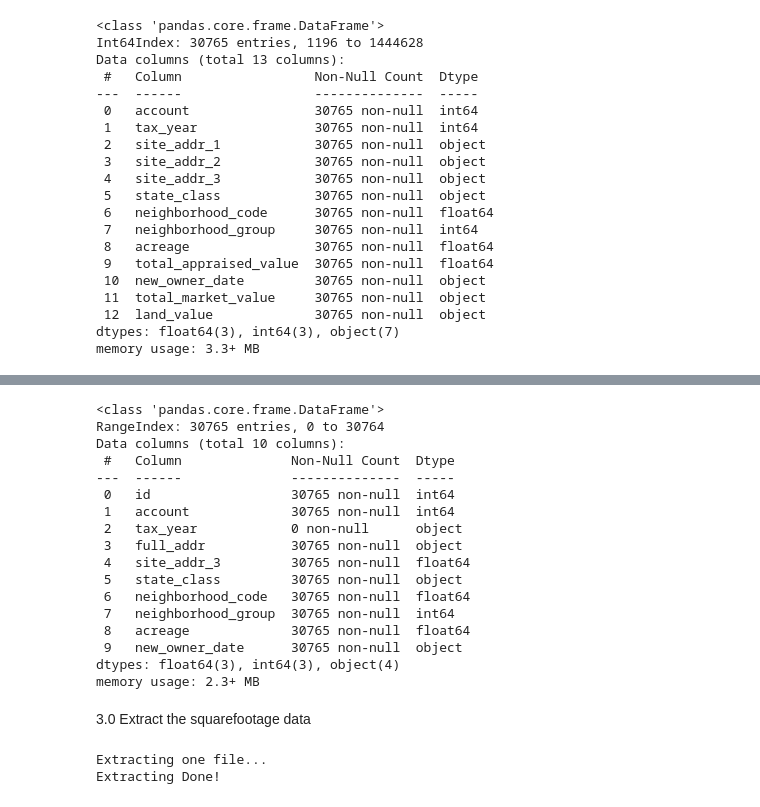
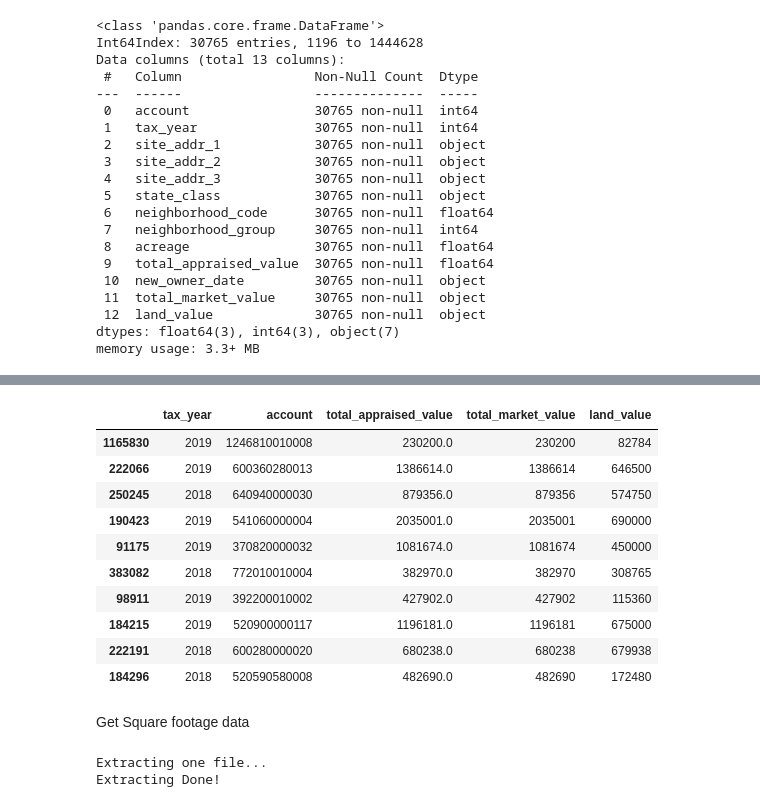
Before and after one commit to ellenrud84/RealEstateDatabase_SQLAlchemyDemo, a Jupyter notebook: ETL_HCAD.ipynb, the cells around one changed output, grey strips where cells are left out. Cells and saved outputs as stored; diff of their text form; code cells hidden in the pictures.

```diff
--- a/ETL_HCAD.ipynb
+++ b/ETL_HCAD.ipynb
@@ -328,26 +266,20 @@ tax_year_2018.to_sql(name='tax_year_2018', con=engine, if_exists='append', index
-# %%
-# confirm data has been added
-pd.read_sql_query('select * from real_acct', con=engine).info()
-# %% [output]
-<class 'pandas.core.frame.DataFrame'>
-RangeIndex: 30765 entries, 0 to 30764
-Data columns (total 10 columns):
- #   Column              Non-Null Count  Dtype
----  ------              --------------  -----
- 0   id                  30765 non-null  int64
- 1   account             30765 non-null  int64
- 2   tax_year            0 non-null      object
- 3   full_addr           30765 non-null  object
- 4   site_addr_3         30765 non-null  float64
- 5   state_class         30765 non-null  object
- 6   neighborhood_code   30765 non-null  float64
- 7   neighborhood_group  30765 non-null  int64
- 8   acreage             30765 non-null  float64
- 9   new_owner_date      30765 non-null  object
-dtypes: float64(3), int64(3), object(4)
-memory usage: 2.3+ MB
-# %% [markdown]
-3.0 Extract the squarefootage data
+# %%
+appraisal=tax_year_2019.append(tax_year_2018)
+appraisal.sample(10)
+# %% [output]
+|  | tax_year | account | total_appraised_value | total_market_value | land_value |
+| 1165830 | 2019 | 1246810010008 | 230200.0 | 230200 | 82784 |
+| 222066 | 2019 | 600360280013 | 1386614.0 | 1386614 | 646500 |
+| 250245 | 2018 | 640940000030 | 879356.0 | 879356 | 574750 |
+| 190423 | 2019 | 541060000004 | 2035001.0 | 2035001 | 690000 |
+| 91175 | 2019 | 370820000032 | 1081674.0 | 1081674 | 450000 |
+| 383082 | 2018 | 772010010004 | 382970.0 | 382970 | 308765 |
+| 98911 | 2019 | 392200010002 | 427902.0 | 427902 | 115360 |
+| 184215 | 2019 | 520900000117 | 1196181.0 | 1196181 | 675000 |
+| 222191 | 2018 | 600280000020 | 680238.0 | 680238 | 679938 |
+| 184296 | 2018 | 520590580008 | 482690.0 | 482690 | 172480 |
+# %% [markdown]
+Get Square footage data
 # %%
 # GET THE RESIDENTIAL DATA CONTAINING HEAT AREA WHICH IS ACTUAL HOME SQUARE FOOTAGE:
 # define file name
```
Also changed, not shown: parts of 32 cells of this notebook.
